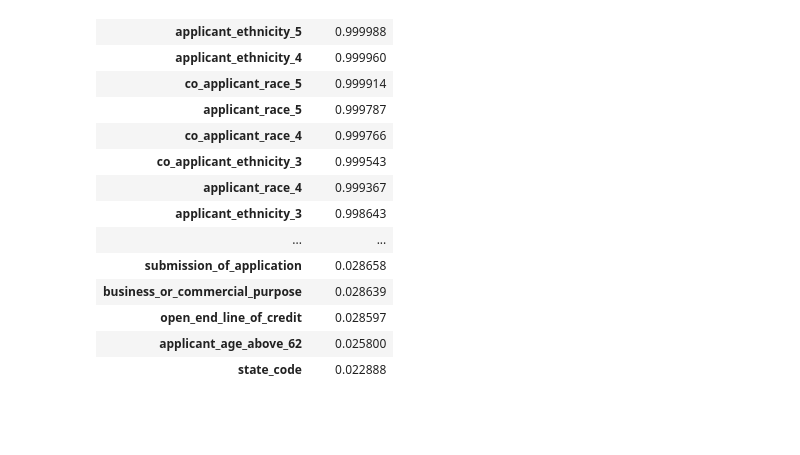
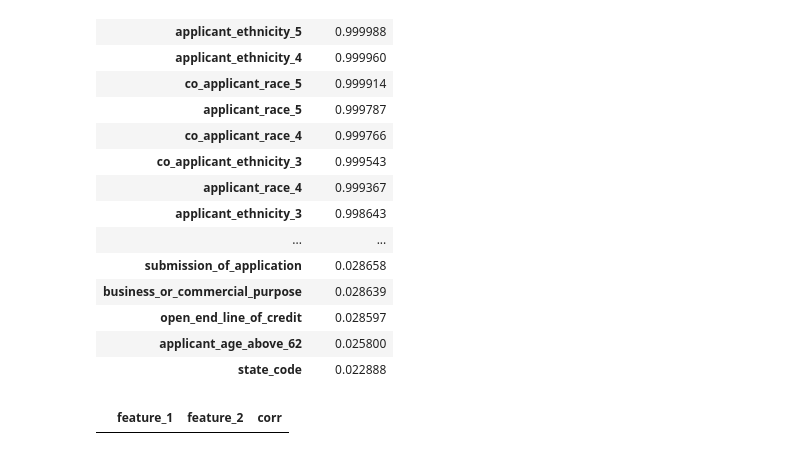
Before and after one commit to emma-hockett/6341_Project, a Jupyter notebook: notebooks/02_eda.ipynb, the cells around one changed output. Cells and saved outputs as stored; diff of their text form; code cells hidden in the pictures; blank space fills up the shorter version.

Commit message:
Numeric feature correlations

```diff
--- a/notebooks/02_eda.ipynb
+++ b/notebooks/02_eda.ipynb
@@ -195,3 +199,8 @@ num_na[num_na['missing_pct'] > 0.01]  # only show >1% missing
 # income has a sizable number missing.  Add a binary flag for missing income.  Also impute values stratified by loan_type using median income to loan amount ratio.
 # property_value has a number missing.  Add a binary flag for missing property value.  Also impute values using the median loan to value ratio and the loan value for the app.
 # loan_term missing values are explained by other features such as reverse mortgages and open end lines of credit.  Missing is valid.
+# %%
+# Pearson correlations between numeric features
+eh.identify_highly_correlated_numeric_features(typed_hmda_data, numeric_cols, 'denied_flag')
+# %% [output]
+|  | feature_1 | feature_2 | corr |
```
Also changed, not shown: parts of 2 cells of this notebook, 1 other file.
